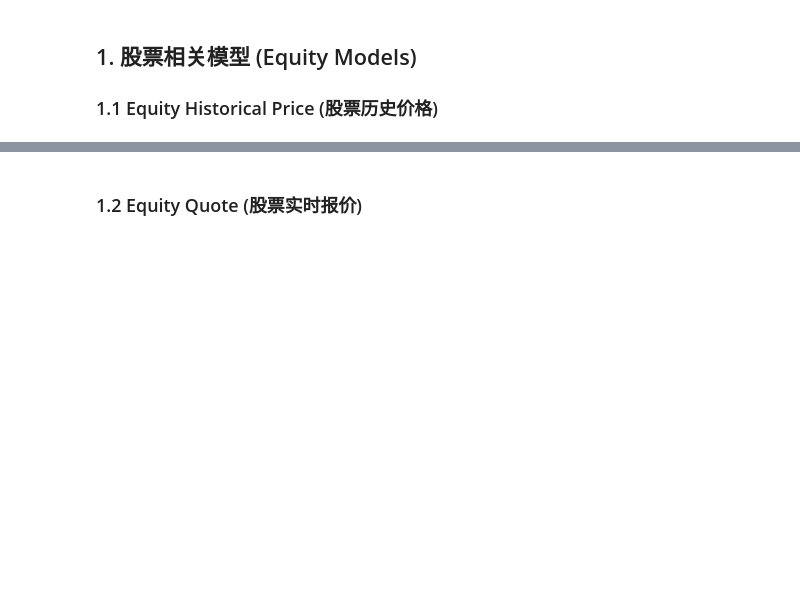
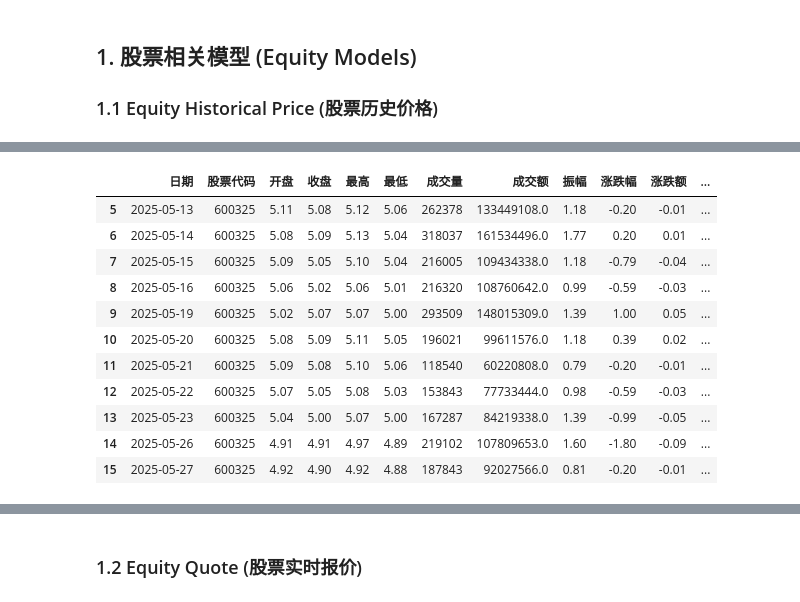
Before and after one commit to skyfu1022/openbb_akshare, a Jupyter notebook: docs/openbb_akshare.ipynb, the cells around one changed output, grey strips where cells are left out. Saved outputs shown, nothing was run; the diff lists cells and outputs as text; code cells hidden in the pictures; blank space fills up the shorter version.

```diff
--- a/docs/openbb_akshare.ipynb
+++ b/docs/openbb_akshare.ipynb
@@ -42,3 +44,21 @@ obb.equity.price.historical(symbol=symbol_a, provider=provider, use_cache=True,
+# %%
+import akshare as ak
+
+stock_zh_a_hist_df = ak.stock_zh_a_hist(symbol=symbol_a, period="daily", start_date=start_date_ak, end_date=end_date_ak, adjust="")
+stock_zh_a_hist_df.tail(11)
+# %% [output]
+|  | 日期 | 股票代码 | 开盘 | 收盘 | 最高 | 最低 | 成交量 | 成交额 | 振幅 | 涨跌幅 | 涨跌额 | ... |
+| 5 | 2025-05-13 | 600325 | 5.11 | 5.08 | 5.12 | 5.06 | 262378 | 133449108.0 | 1.18 | -0.20 | -0.01 | ... |
+| 6 | 2025-05-14 | 600325 | 5.08 | 5.09 | 5.13 | 5.04 | 318037 | 161534496.0 | 1.77 | 0.20 | 0.01 | ... |
+| 7 | 2025-05-15 | 600325 | 5.09 | 5.05 | 5.10 | 5.04 | 216005 | 109434338.0 | 1.18 | -0.79 | -0.04 | ... |
+| 8 | 2025-05-16 | 600325 | 5.06 | 5.02 | 5.06 | 5.01 | 216320 | 108760642.0 | 0.99 | -0.59 | -0.03 | ... |
+| 9 | 2025-05-19 | 600325 | 5.02 | 5.07 | 5.07 | 5.00 | 293509 | 148015309.0 | 1.39 | 1.00 | 0.05 | ... |
+| 10 | 2025-05-20 | 600325 | 5.08 | 5.09 | 5.11 | 5.05 | 196021 | 99611576.0 | 1.18 | 0.39 | 0.02 | ... |
+| 11 | 2025-05-21 | 600325 | 5.09 | 5.08 | 5.10 | 5.06 | 118540 | 60220808.0 | 0.79 | -0.20 | -0.01 | ... |
+| 12 | 2025-05-22 | 600325 | 5.07 | 5.05 | 5.08 | 5.03 | 153843 | 77733444.0 | 0.98 | -0.59 | -0.03 | ... |
+| 13 | 2025-05-23 | 600325 | 5.04 | 5.00 | 5.07 | 5.00 | 167287 | 84219338.0 | 1.39 | -0.99 | -0.05 | ... |
+| 14 | 2025-05-26 | 600325 | 4.91 | 4.91 | 4.97 | 4.89 | 219102 | 107809653.0 | 1.60 | -1.80 | -0.09 | ... |
+| 15 | 2025-05-27 | 600325 | 4.92 | 4.90 | 4.92 | 4.88 | 187843 | 92027566.0 | 0.81 | -0.20 | -0.01 | ... |
 # %%
 adjustment = "qfq"
 obb.equity.price.historical(
```
Also changed, not shown: parts of 6 cells of this notebook, 1 other file.
